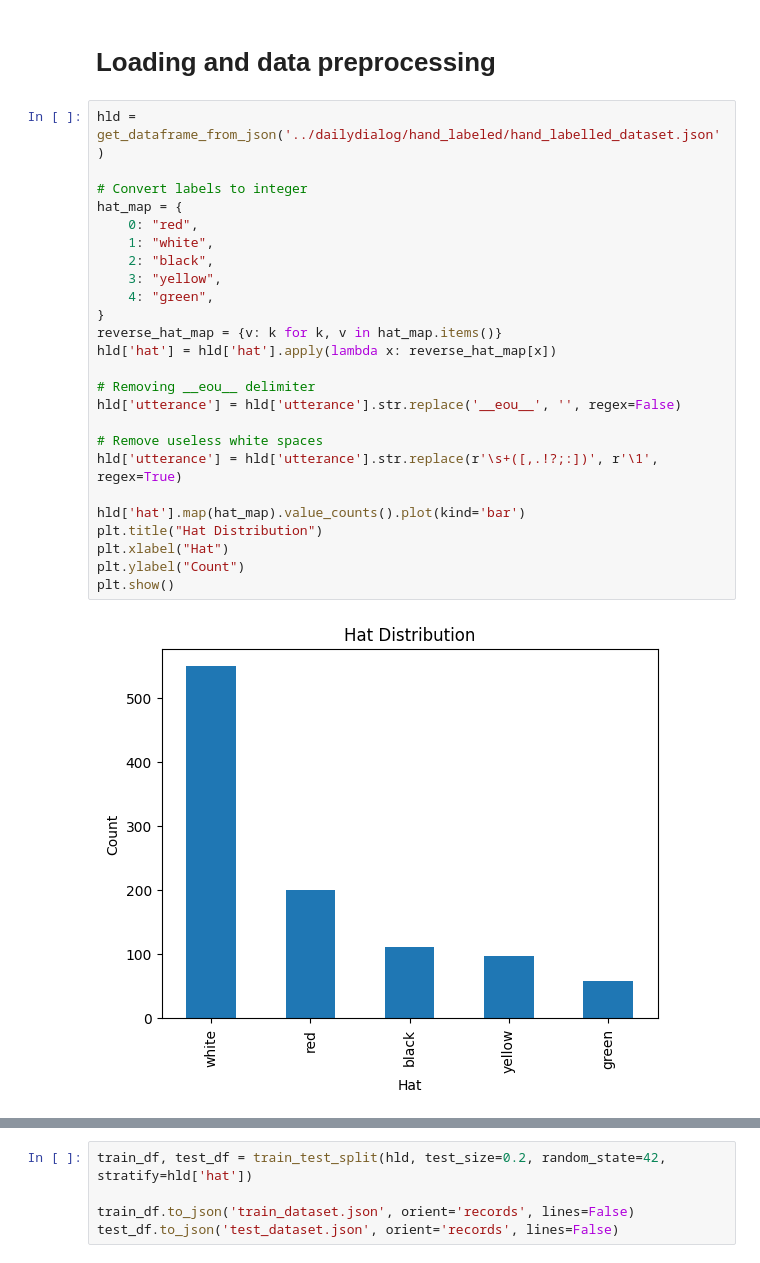
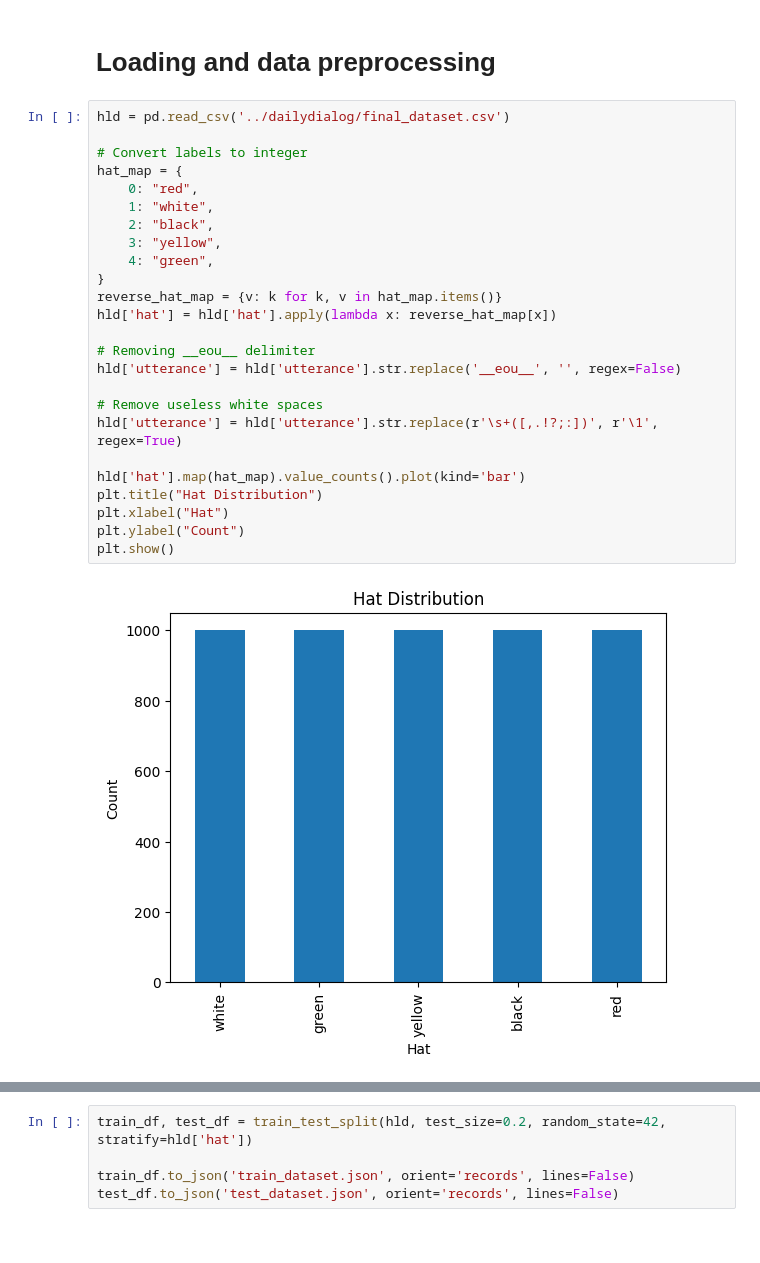
Before and after one commit to EmilianoMarrale/HLT, a Jupyter notebook: Models Fine Tuning/Preprocessing.ipynb, the cells around one changed output, grey strips where cells are left out. Drawn from its saved outputs; the diff is of its cells as text.

Commit message:
pipeline bugfix + preprocessing final dataset

```diff
--- a/Models Fine Tuning/Preprocessing.ipynb
+++ b/Models Fine Tuning/Preprocessing.ipynb
@@ -6,32 +6,32 @@ import matplotlib.pyplot as plt
 # %% [markdown]
 # Loading and data preprocessing
 # %%
-hld = get_dataframe_from_json('../dailydialog/hand_labeled/hand_labelled_dataset.json')
+hld = pd.read_csv('../dailydialog/final_dataset.csv')
 
 # Convert labels to integer
 hat_map = {
     0: "red",
     1: "white",
     2: "black",
     3: "yellow",
     4: "green",
 }
 reverse_hat_map = {v: k for k, v in hat_map.items()}
 hld['hat'] = hld['hat'].apply(lambda x: reverse_hat_map[x])
 
 # Removing __eou__ delimiter
 hld['utterance'] = hld['utterance'].str.replace('__eou__', '', regex=False)
 
 # Remove useless white spaces
 hld['utterance'] = hld['utterance'].str.replace(r'\s+([,.!?;:])', r'\1', regex=True)
 
 hld['hat'].map(hat_map).value_counts().plot(kind='bar')
 plt.title("Hat Distribution")
 plt.xlabel("Hat")
 plt.ylabel("Count")
 plt.show()
 # %% [output]
-[figure, old version]
+[figure, new version]
 # %%
 hld['hat'].map(hat_map).value_counts()
 # %% [output]
```
Also changed, not shown: parts of 2 cells of this notebook, 4 other files.
